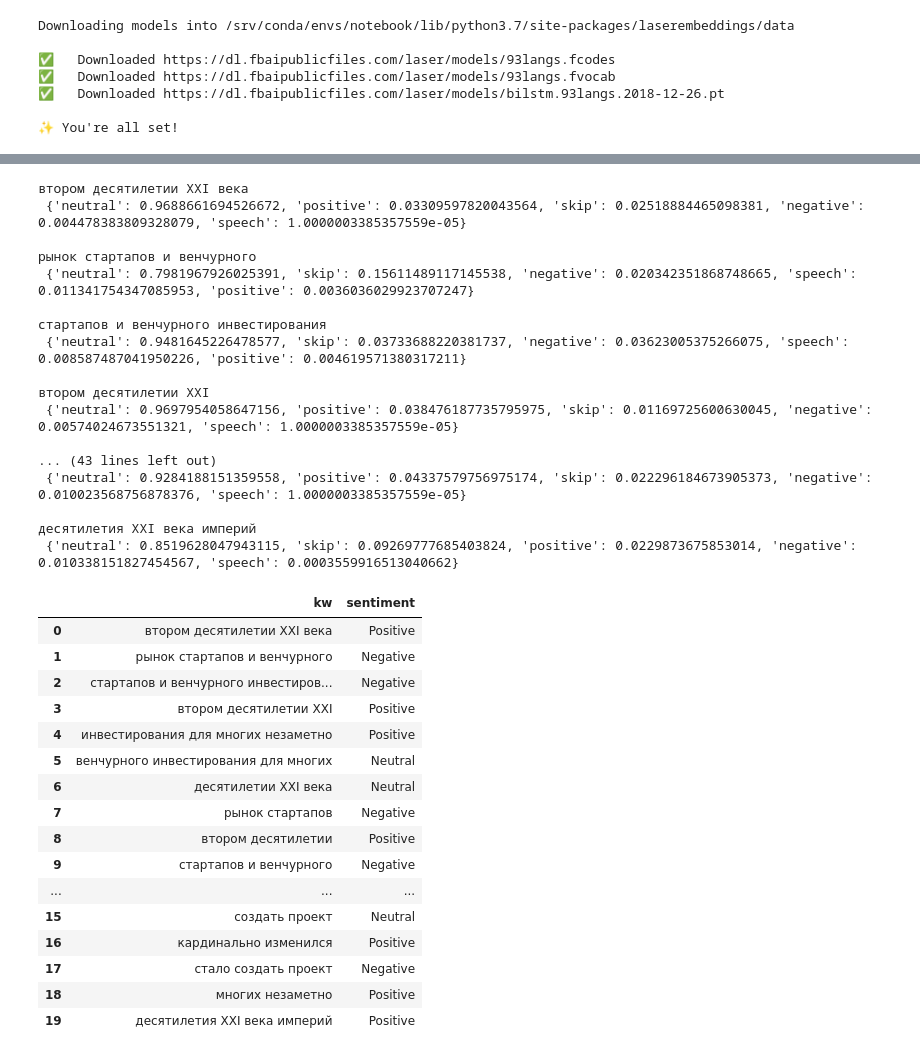
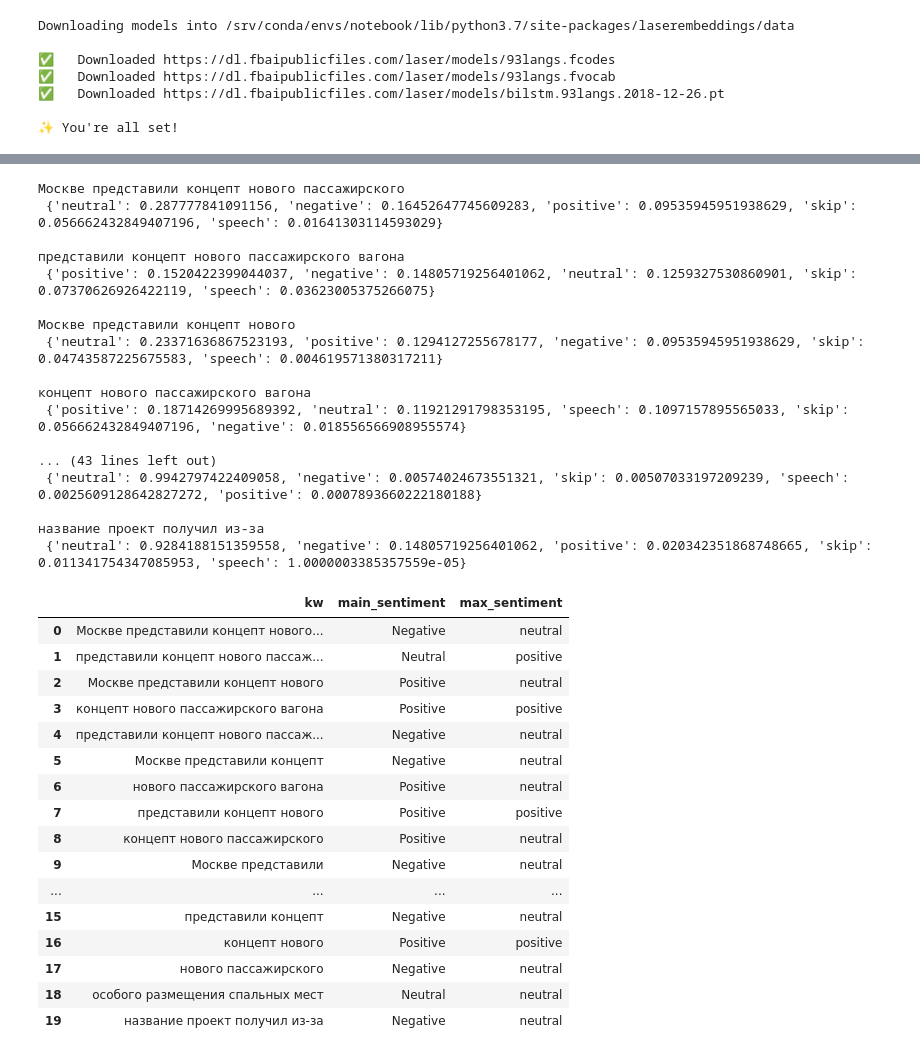
Before and after one commit to mosalov/text_structure, a Jupyter notebook: example01.ipynb, the cells around one changed output, grey strips where cells are left out. Drawn from its saved outputs; the diff is of its cells as text; code cells hidden in the pictures.

```diff
--- a/example01.ipynb
+++ b/example01.ipynb
@@ -49,7 +49,7 @@ language = "ru"
 max_ngram_size = 5
 deduplication_thresold = 0.9
 deduplication_algo = 'seqm'
-windowSize = 3
+windowSize = 5
 numOfKeywords = 20
 # %%
 kw_extractor = yake.KeywordExtractor(lan=language, n=max_ngram_size, dedupLim=deduplication_thresold, dedupFunc=deduplication_algo, windowsSize=windowSize, top=numOfKeywords, features=None)
@@ -66,8 +66,9 @@ Downloading models into /srv/conda/envs/notebook/lib/python3.7/site-packages/las
 # %%
 laser = Laser()
 # %%
-text = "За последние 10 лет, во втором десятилетии XXI века, рынок стартапов и венчурного инвестирования для многих незаметно, но кардинально изменился. Парадигмой пионеров интернета было создать проект, который изменит интернет к лучшему — «сделать новый Google» (новый Facebook, новый YouTube, новый айфон и так далее). Новой парадигмой стартапера, задумывающегося о своём вкладе в интернет, вступившей в силу в последнее десятилетие, стало создать проект, который будет куплен «Гуглом», «Фейсбуком», Apple (или «Яндексом» или Mail.ru в случае Рунета). Об изменении мира или хотя бы интернета речи уже не идёт — мир уже изменился, а в процессе был открыт, изучен и поделён. Все точки входа и торговые пути под контролем выросших за первые два десятилетия XXI века империй, и новоприбывающим колонистам ничего не остаётся, кроме как выбирать, флагу какой из них присягнуть. Для многих людей, включая автора этих строк, заставших нынешние интернет-империи «в коротких штанишках», когда мы дышали с ними одним воздухом интернет-вольницы, а «Гугл» ещё верил в свой девиз Don't be evil, произошедшее преображение оказалось неприятным, болезненным и неожиданным поворотом. И — отрезвляющим. Но, на самом деле, за последние 10 лет не произошло совершенно ничего нового."
+#text = "За последние 10 лет, во втором десятилетии XXI века, рынок стартапов и венчурного инвестирования для многих незаметно, но кардинально изменился. Парадигмой пионеров интернета было создать проект, который изменит интернет к лучшему — «сделать новый Google» (новый Facebook, новый YouTube, новый айфон и так далее). Новой парадигмой стартапера, задумывающегося о своём вкладе в интернет, вступившей в силу в последнее десятилетие, стало создать проект, который будет куплен «Гуглом», «Фейсбуком», Apple (или «Яндексом» или Mail.ru в случае Рунета). Об изменении мира или хотя бы интернета речи уже не идёт — мир уже изменился, а в процессе был открыт, изучен и поделён. Все точки входа и торговые пути под контролем выросших за первые два десятилетия XXI века империй, и новоприбывающим колонистам ничего не остаётся, кроме как выбирать, флагу какой из них присягнуть. Для многих людей, включая автора этих строк, заставших нынешние интернет-империи «в коротких штанишках», когда мы дышали с ними одним воздухом интернет-вольницы, а «Гугл» ещё верил в свой девиз Don't be evil, произошедшее преображение оказалось неприятным, болезненным и неожиданным поворотом. И — отрезвляющим. Но, на самом деле, за последние 10 лет не произошло совершенно ничего нового."
 #text = "Минтранс предложил оснастить автомобили сервисов такси устройствами для контроля сонливости водителей. Об этом говорится в проекте федерального закона «О такси», размещённого на сайте проектов нормативно-правовых актов. Законопроект предусматривает, чтобы кузов такси окрашивали по схеме из квадратов контрастных цветов в шахматном порядке. При этом цветовая гамма должна «соответствовать стандартам региона». На крыше автомобиля необходимо размещать опознавательный фонарь оранжевого цвета. Если проект примут, он вступит в силу 1 сентября 2022 года. Действующие ПДД разрешают водителю находиться за рулём суммарно не более десяти часов. Контролируют это с помощью тахографов. Штраф для нарушителей — до 2,5 тысяч рублей."
+text = 'В Москве представили концепт нового пассажирского вагона "Ёлочка". Свое название проект получил из-за особого размещения спальных мест: индивидуальные купе-капсулы располагаются в два яруса под углом и на плане образуют структуру в виде «елочки». Такая компоновка позволяет включить в вагон большое количество мест: от 52-х до 58-ми в зависимости от объема сервисных зон. Спальное место в вагоне — это индивидуальное купе-капсула, отделенное стенкой и шторкой от общего коридора. Пассажиры и верхней, и нижней полки получают собственные удлиненное спальное место, окно, столик и место для багажа.'
 # %%
 chunk = []
 sentences = []
@@ -181,5 +213,5 @@ results = model.predict(sent_texts)
 # %%
-delta = 0.1
+delta = 0.05
 
 pos_c = 0
 neu_c = 0
@@ -467,8 +447,9 @@ neg_c = 0
 
 spans = []
 for sentence, sentiment in zip(kws, results_kw):
+    main_sentiment = ''
+    max_sentiment = list(sentiment)[0]
     print(sentence, '\n', sentiment, '\n')
-    main_sentiment = ''
     if sentiment['negative'] > sentiment['positive']:
         main_sentiment = 'Negative'
         neg_c += 1
@@ -479,48 +460,48 @@ for sentence, sentiment in zip(kws, results_kw):
         main_sentiment = 'Neutral'
         neu_c += 1
     if main_sentiment != '':
-        spans.append((sentence, main_sentiment))
+        spans.append((sentence, main_sentiment, max_sentiment))
 mean_c = len(spans)
 error = mse([pos_c, neu_c, neg_c], [mean_c/3, mean_c/3, mean_c/3])
 # %% [output]
-втором десятилетии XXI века
- {'neutral': 0.9688661694526672, 'positive': 0.03309597820043564, 'skip': 0.02518884465098381, 'negative': 0.004478383809328079, 'speech': 1.0000003385357559e-05}
+Москве представили концепт нового пассажирского
+ {'neutral': 0.287777841091156, 'negative': 0.16452647745609283, 'positive': 0.09535945951938629, 'skip': 0.056662432849407196, 'speech': 0.01641303114593029}
 
-рынок стартапов и венчурного
- {'neutral': 0.7981967926025391, 'skip': 0.15611489117145538, 'negative': 0.020342351868748665, 'speech': 0.011341754347085953, 'positive': 0.0036036029923707247}
+представили концепт нового пассажирского вагона
+ {'positive': 0.1520422399044037, 'negative': 0.14805719256401062, 'neutral': 0.1259327530860901, 'skip': 0.07370626926422119, 'speech': 0.03623005375266075}
 
-стартапов и венчурного инвестирования
- {'neutral': 0.9481645226478577, 'skip': 0.03733688220381737, 'negative': 0.03623005375266075, 'speech': 0.008587487041950226, 'positive': 0.004619571380317211}
+Москве представили концепт нового
+ {'neutral': 0.23371636867523193, 'positive': 0.1294127255678177, 'negative': 0.09535945951938629, 'skip': 0.04743587225675583, 'speech': 0.004619571380317211}
 
-втором десятилетии XXI
- {'neutral': 0.9697954058647156, 'positive': 0.038476187735795975, 'skip': 0.01169725600630045, 'negative': 0.00574024673551321, 'speech': 1.0000003385357559e-05}
+концепт нового пассажирского вагона
+ {'positive': 0.18714269995689392, 'neutral': 0.11921291798353195, 'speech': 0.1097157895565033, 'skip': 0.056662432849407196, 'negative': 0.018556566908955574}
 
 ... (43 lines left out)
- {'neutral': 0.9284188151359558, 'positive': 0.04337579756975174, 'skip': 0.022296184673905373, 'negative': 0.010023568756878376, 'speech': 1.0000003385357559e-05}
+ {'neutral': 0.9942797422409058, 'negative': 0.00574024673551321, 'skip': 0.00507033197209239, 'speech': 0.0025609128642827272, 'positive': 0.0007893660222180188}
 
-десятилетия XXI века империй
- {'neutral': 0.8519628047943115, 'skip': 0.09269777685403824, 'positive': 0.0229873675853014, 'negative': 0.010338151827454567, 'speech': 0.0003559916513040662}
+название проект получил из-за
+ {'neutral': 0.9284188151359558, 'negative': 0.14805719256401062, 'positive': 0.020342351868748665, 'skip': 0.011341754347085953, 'speech': 1.0000003385357559e-05}
 # %%
-df1_kw = pd.DataFrame(spans, columns=['kw', 'sentiment'])
+df1_kw = pd.DataFrame(spans, columns=['kw', 'main_sentiment', 'max_sentiment'])
 df1_kw
 # %% [output]
-|  | kw | sentiment |
-| 0 | втором десятилетии XXI века | Positive |
-| 1 | рынок стартапов и венчурного | Negative |
-| 2 | стартапов и венчурного инвестиров... | Negative |
-| 3 | втором десятилетии XXI | Positive |
-| 4 | инвестирования для многих незаметно | Positive |
-| 5 | венчурного инвестирования для многих | Neutral |
-| 6 | десятилетии XXI века | Neutral |
-| 7 | рынок стартапов | Negative |
-| 8 | втором десятилетии | Positive |
-| 9 | стартапов и венчурного | Negative |
-| ... | ... | ... |
-| 15 | создать проект | Neutral |
-| 16 | кардинально изменился | Positive |
-| 17 | стало создать проект | Negative |
-| 18 | многих незаметно | Positive |
-| 19 | десятилетия XXI века империй | Positive |
+|  | kw | main_sentiment | max_sentiment |
+| 0 | Москве представили концепт нового... | Negative | neutral |
+| 1 | представили концепт нового пассаж... | Neutral | positive |
+| 2 | Москве представили концепт нового | Positive | neutral |
+| 3 | концепт нового пассажирского вагона | Positive | positive |
+| 4 | представили концепт нового пассаж... | Negative | neutral |
+| 5 | Москве представили концепт | Negative | neutral |
+| 6 | нового пассажирского вагона | Positive | neutral |
+| 7 | представили концепт нового | Positive | positive |
+| 8 | концепт нового пассажирского | Positive | neutral |
+| 9 | Москве представили | Negative | neutral |
+| ... | ... | ... | ... |
+| 15 | представили концепт | Negative | neutral |
+| 16 | концепт нового | Positive | positive |
+| 17 | нового пассажирского | Negative | neutral |
+| 18 | особого размещения спальных мест | Neutral | neutral |
+| 19 | название проект получил из-за | Negative | neutral |
 # %%
 df_kw2 = df_kw.join(df1_kw)
 df_kw2
```
Also changed, not shown: parts of 27 cells of this notebook.
